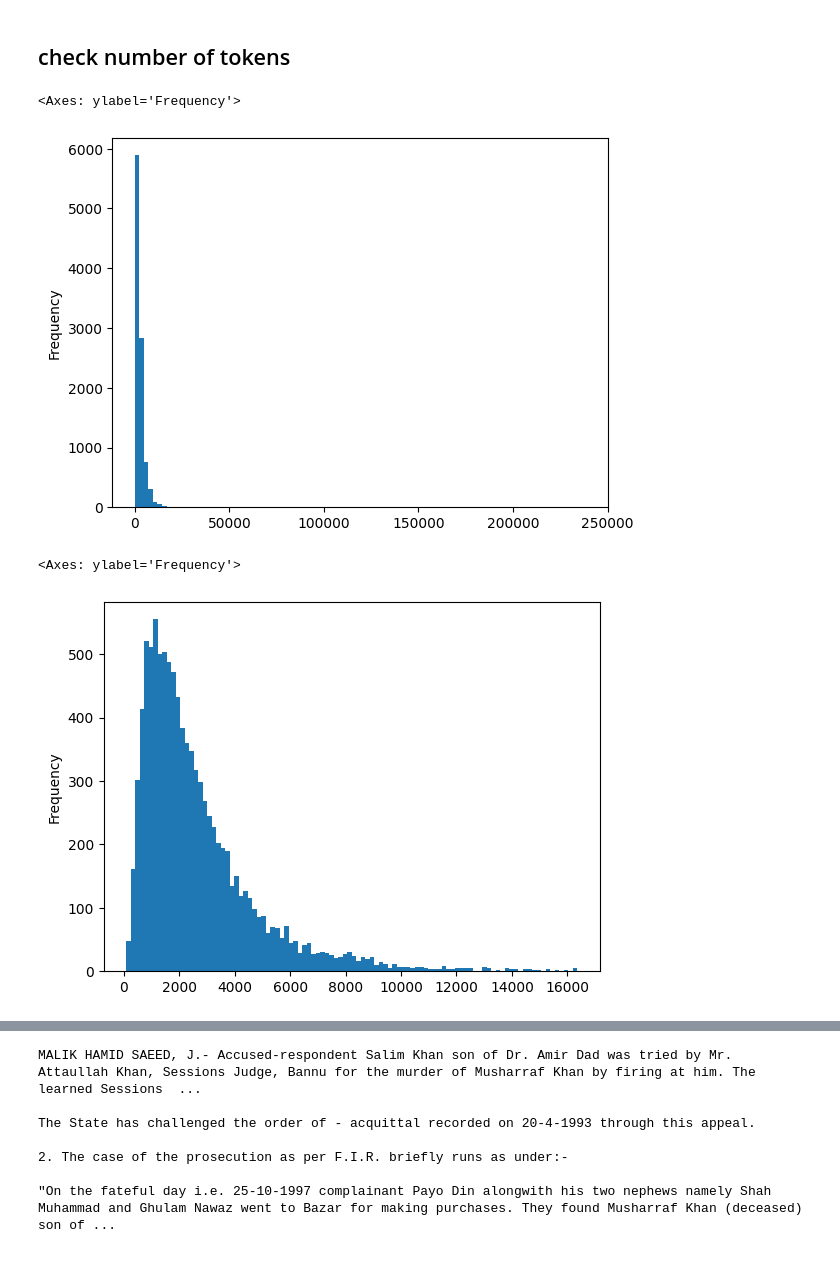
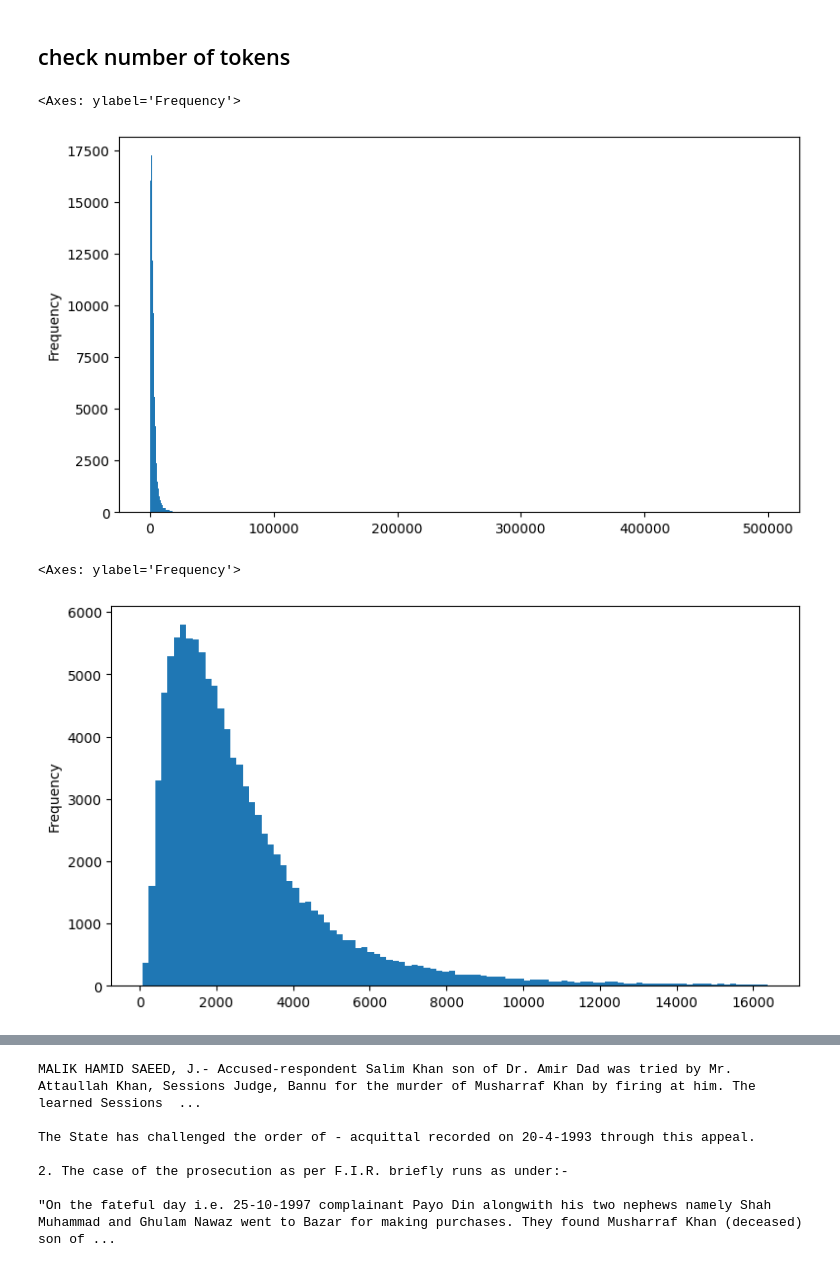
Before and after one commit to AlenaGorbuntsova/-court_cases, a Jupyter notebook: trying/summary_options.ipynb, the cells around one changed output, grey strips where cells are left out. Cells and saved outputs as stored; diff of their text form; code cells hidden in the pictures.

```diff
--- a/trying/summary_options.ipynb
+++ b/trying/summary_options.ipynb
@@ -3,6 +3,6 @@ import os
 import pandas as pd
 from pathlib import Path
 
-path = Path('../parsing_easylaw_ai/data')
+path = Path('../../parsing_easylaw_ai/data')
 # %%
-cases = pd.read_csv(path / 'cases_base.csv', sep='\t', encoding='utf-8', nrows=10000)
+cases = pd.read_csv(path / 'cases_base.csv', sep='\t', encoding='utf-8')
@@ -8,0 +26,4 @@ cases = pd.read_csv(path / 'cases_base.csv', sep='\t', encoding='utf-8', nrows=1
+# %%
+cases['Date'] = pd.to_datetime(cases['Date'])
+
+cases['Date'].dt.year.value_counts().sort_index().plot(figsize=(9,5))
@@ -18,15 +42,15 @@ enc = tiktoken.encoding_for_model("gpt-3.5-turbo")
 # %%
 cases['Tokens_of_judgment'] = cases['Judgment'].apply(lambda x: len(enc.encode(x)))
 # %%
-cases['Tokens_of_judgment'].plot.hist(bins=100)
+cases['Tokens_of_judgment'].plot.hist(bins=1000, figsize=(9,5))
 # %% [output]
 <Axes: ylabel='Frequency'>
-[figure, old version]
+[figure, new version]
 # %%
-cases.loc[cases['Tokens_of_judgment'] < 2 ** 14, 'Tokens_of_judgment'].plot.hist(bins=100)
+cases.loc[cases['Tokens_of_judgment'] < 2 ** 14, 'Tokens_of_judgment'].plot.hist(bins=100, figsize=(9,5))
 # %% [output]
 <Axes: ylabel='Frequency'>
-[figure, old version]
+[figure, new version]
 # %%
 # for Chat-GPT:
 # Input:	$0.0015 / 1K tokens
```
Also changed, not shown: parts of 6 cells of this notebook, 3 other files.
